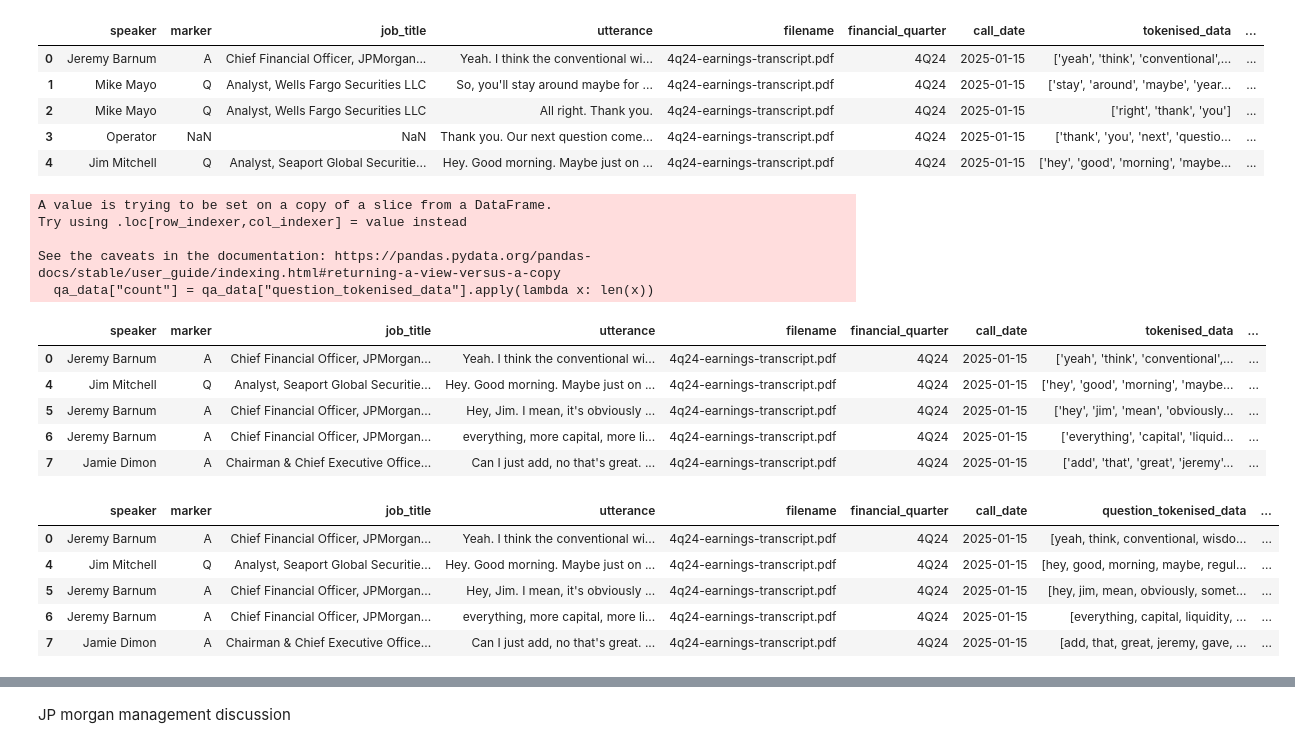
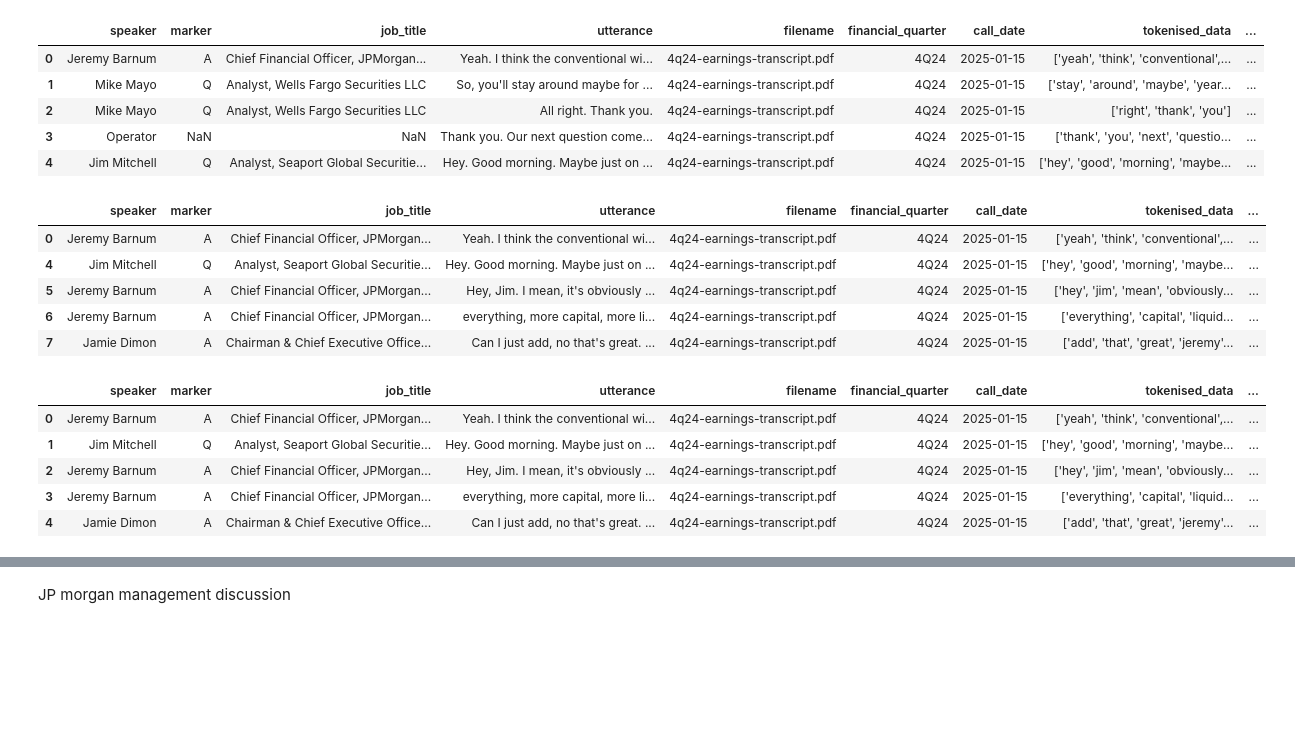
Before and after one commit to sheldonkemper/bank_of_england, a Jupyter notebook: notebooks/processed/ct_preprocessing.ipynb, the cells around one changed output, grey strips where cells are left out. Drawn from its saved outputs; the diff is of its cells as text; code cells hidden in the pictures; blank space fills up the shorter version.

Commit message:
Cleaned up code

```diff
--- a/notebooks/processed/ct_preprocessing.ipynb
+++ b/notebooks/processed/ct_preprocessing.ipynb
@@ -173,17 +188,12 @@ preprocessor(qa_data, "utterance", "question_tokenised_data", "question_cleaned_
 # %%
 #remove operater
-qa_data = qa_data.loc[qa_data["speaker"]!="Operator"]
+#qa_data = qa_data.loc[qa_data["speaker"]!="Operator"]
 
 #remove less than 20 words
 qa_data["count"] = qa_data["question_tokenised_data"].apply(lambda x: len(x))
 qa_data = qa_data.loc[qa_data["count"]>20]
 qa_data.head()
 # %% [output]
-A value is trying to be set on a copy of a slice from a DataFrame.
-Try using .loc[row_indexer,col_indexer] = value instead
-
-See the caveats in the documentation: https://pandas.pydata.org/pandas-docs/stable/user_guide/indexing.html#returning-a-view-versus-a-copy
-  qa_data["count"] = qa_data["question_tokenised_data"].apply(lambda x: len(x))
 |  | speaker | marker | job_title | utterance | filename | financial_quarter | call_date | tokenised_data | ... |
 | 0 | Jeremy Barnum | A | Chief Financial Officer, JPMorgan... | Yeah. I think the conventional wi... | 4q24-earnings-transcript.pdf | 4Q24 | 2025-01-15 | ['yeah', 'think', 'conventional',... | ... |
 | 4 | Jim Mitchell | Q | Analyst, Seaport Global Securitie... | Hey. Good morning. Maybe just on ... | 4q24-earnings-transcript.pdf | 4Q24 | 2025-01-15 | ['hey', 'good', 'morning', 'maybe... | ... |
@@ -191,12 +201,13 @@ See the caveats in the documentation: https://pandas.pydata.org/pandas-docs/stab
 | 6 | Jeremy Barnum | A | Chief Financial Officer, JPMorgan... | everything, more capital, more li... | 4q24-earnings-transcript.pdf | 4Q24 | 2025-01-15 | ['everything', 'capital', 'liquid... | ... |
 | 7 | Jamie Dimon | A | Chairman & Chief Executive Office... | Can I just add, no that's great. ... | 4q24-earnings-transcript.pdf | 4Q24 | 2025-01-15 | ['add', 'that', 'great', 'jeremy'... | ... |
 # %%
-qa_data.drop(columns=["count","tokenised_data","cleaned_data"], inplace=True)
+#reset index
+qa_data.reset_index(drop=True, inplace=True)
 qa_data.head()
 # %% [output]
-|  | speaker | marker | job_title | utterance | filename | financial_quarter | call_date | question_tokenised_data | ... |
-| 0 | Jeremy Barnum | A | Chief Financial Officer, JPMorgan... | Yeah. I think the conventional wi... | 4q24-earnings-transcript.pdf | 4Q24 | 2025-01-15 | [yeah, think, conventional, wisdo... | ... |
-| 4 | Jim Mitchell | Q | Analyst, Seaport Global Securitie... | Hey. Good morning. Maybe just on ... | 4q24-earnings-transcript.pdf | 4Q24 | 2025-01-15 | [hey, good, morning, maybe, regul... | ... |
-| 5 | Jeremy Barnum | A | Chief Financial Officer, JPMorgan... | Hey, Jim. I mean, it's obviously ... | 4q24-earnings-transcript.pdf | 4Q24 | 2025-01-15 | [hey, jim, mean, obviously, somet... | ... |
-| 6 | Jeremy Barnum | A | Chief Financial Officer, JPMorgan... | everything, more capital, more li... | 4q24-earnings-transcript.pdf | 4Q24 | 2025-01-15 | [everything, capital, liquidity, ... | ... |
-| 7 | Jamie Dimon | A | Chairman & Chief Executive Office... | Can I just add, no that's great. ... | 4q24-earnings-transcript.pdf | 4Q24 | 2025-01-15 | [add, that, great, jeremy, gave, ... | ... |
+|  | speaker | marker | job_title | utterance | filename | financial_quarter | call_date | tokenised_data | ... |
+| 0 | Jeremy Barnum | A | Chief Financial Officer, JPMorgan... | Yeah. I think the conventional wi... | 4q24-earnings-transcript.pdf | 4Q24 | 2025-01-15 | ['yeah', 'think', 'conventional',... | ... |
+| 1 | Jim Mitchell | Q | Analyst, Seaport Global Securitie... | Hey. Good morning. Maybe just on ... | 4q24-earnings-transcript.pdf | 4Q24 | 2025-01-15 | ['hey', 'good', 'morning', 'maybe... | ... |
+| 2 | Jeremy Barnum | A | Chief Financial Officer, JPMorgan... | Hey, Jim. I mean, it's obviously ... | 4q24-earnings-transcript.pdf | 4Q24 | 2025-01-15 | ['hey', 'jim', 'mean', 'obviously... | ... |
+| 3 | Jeremy Barnum | A | Chief Financial Officer, JPMorgan... | everything, more capital, more li... | 4q24-earnings-transcript.pdf | 4Q24 | 2025-01-15 | ['everything', 'capital', 'liquid... | ... |
+| 4 | Jamie Dimon | A | Chairman & Chief Executive Office... | Can I just add, no that's great. ... | 4q24-earnings-transcript.pdf | 4Q24 | 2025-01-15 | ['add', 'that', 'great', 'jeremy'... | ... |
```
Also changed, not shown: parts of 19 cells of this notebook.
